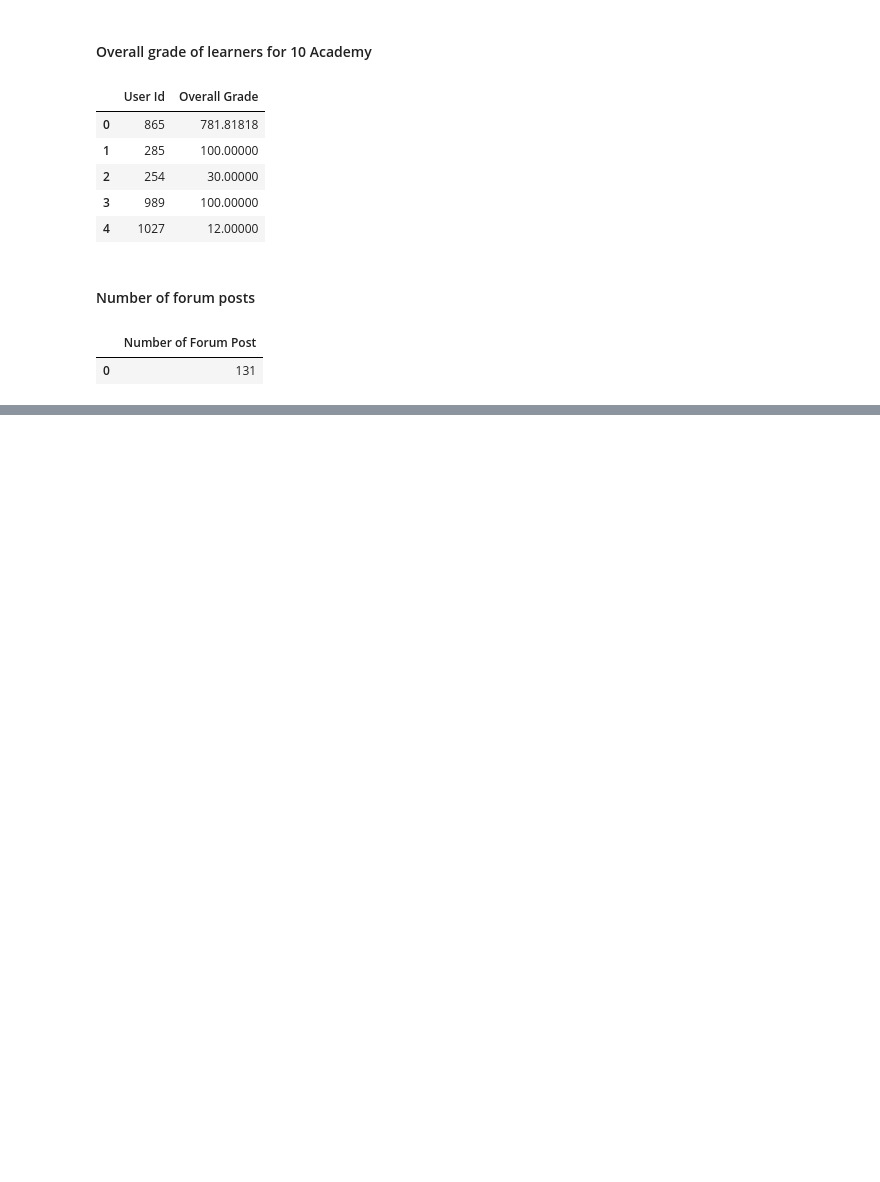
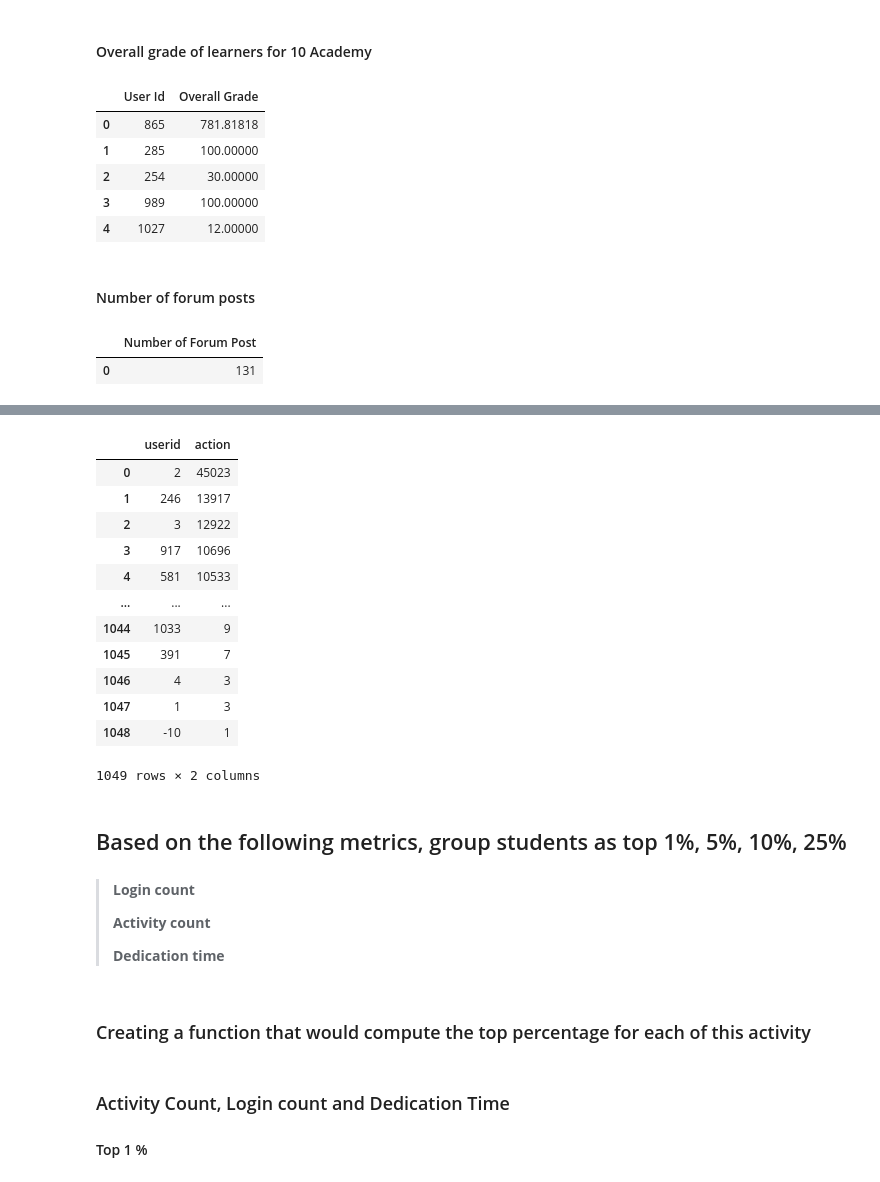
Before and after one commit to dmarinere/Moodle_-Education_data_Analysis, a Jupyter notebook: Moodle_DataBase.ipynb, the cells around one changed output, grey strips where cells are left out. Cells and saved outputs as stored; diff of their text form; code cells hidden in the pictures; blank space fills up the shorter version.

```diff
--- a/Moodle_DataBase.ipynb
+++ b/Moodle_DataBase.ipynb
@@ -348,0 +440,29 @@ df.head()
+# %%
+user_activity = mdl_logstore[['userid', 'action']]
+user_activity_count = user_activity.groupby('userid').count().sort_values('action', ascending=False).reset_index()
+# %%
+user_activity_count
+# %% [output]
+|  | userid | action |
+| 0 | 2 | 45023 |
+| 1 | 246 | 13917 |
+| 2 | 3 | 12922 |
+| 3 | 917 | 10696 |
+| 4 | 581 | 10533 |
+| ... | ... | ... |
+| 1044 | 1033 | 9 |
+| 1045 | 391 | 7 |
+| 1046 | 4 | 3 |
+| 1047 | 1 | 3 |
+| 1048 | -10 | 1 |
+1049 rows × 2 columns
+# %% [markdown]
+## Based on the following metrics, group students as top 1%, 5%, 10%, 25%
+# %% [markdown]
+> **Login count**
+>
+> **Activity count**
+>
+> **Dedication time**
+# %% [markdown]
+### Creating a function that would compute the top percentage for each of this activity
@@ -348,0 +473,3 @@ df.head()
+# %% [markdown]
+### Activity Count, Login count and Dedication Time
+#### Top 1 %
```
Also changed, not shown: parts of 45 cells of this notebook.
